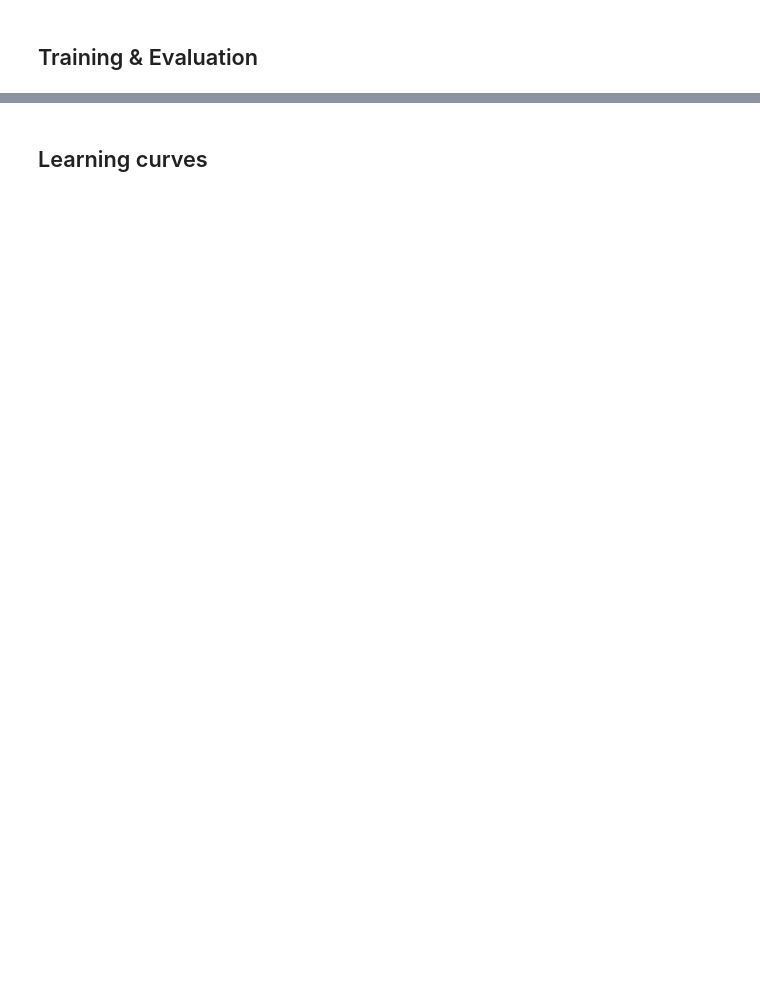
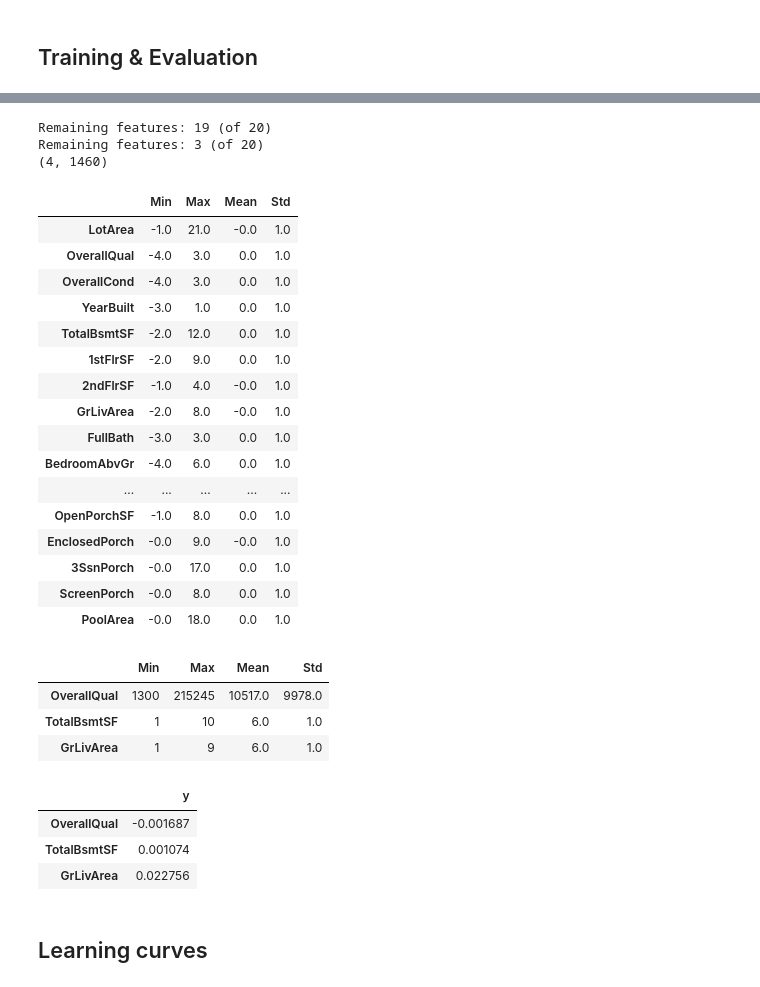
Before and after one commit to mankinskin/ml_projects, a Jupyter notebook: project3/Project3.ipynb, the cells around one changed output, grey strips where cells are left out. Cells and saved outputs as stored; diff of their text form; code cells hidden in the pictures; blank space fills up the shorter version.

```diff
--- a/project3/Project3.ipynb
+++ b/project3/Project3.ipynb
@@ -378,3 +327,51 @@ Remaining features: 19 (of 20)
+# %%
+remaining_features = features[var_filter.get_support()]
+print(f"Remaining features: {len(remaining_features)} (of {len(features)})")
+feature_dict = { name: np.choose(i, var_filtered_data[0].T) for (i, name) in enumerate(remaining_features)}
+feature_info("variance_filtered", feature_dict)
+
+sel = SelectFromModel(RandomForestRegressor(n_estimators=10))
+sel.fit(std_scaled_data[0], std_scaled_data[1].ravel())
+remaining_features = remaining_features[sel.get_support()]
+print(f"Remaining features: {len(remaining_features)} (of {len(features)})")
+feature_dict = { name: np.choose(i, data_raw[0].T) for (i, name) in enumerate(remaining_features)}
+feature_info("random_forest", feature_dict)
+feature_dict["y"] = y.ravel()
+values = np.array(list(feature_dict.values()))
+print(f"{values.shape}")
+df = pd.DataFrame(values.T, columns=feature_dict.keys())
+cor = df.corr()
+cor = cor.drop(columns=list(feature_dict.keys())[:-1], index=list(feature_dict.keys())[-1])
+display(cor)
+# %% [output]
+Remaining features: 19 (of 20)
+Remaining features: 3 (of 20)
+(4, 1460)
+|  | Min | Max | Mean | Std |
+| LotArea | -1.0 | 21.0 | -0.0 | 1.0 |
+| OverallQual | -4.0 | 3.0 | 0.0 | 1.0 |
+| OverallCond | -4.0 | 3.0 | 0.0 | 1.0 |
+| YearBuilt | -3.0 | 1.0 | 0.0 | 1.0 |
+| TotalBsmtSF | -2.0 | 12.0 | 0.0 | 1.0 |
+| 1stFlrSF | -2.0 | 9.0 | 0.0 | 1.0 |
+| 2ndFlrSF | -1.0 | 4.0 | -0.0 | 1.0 |
+| GrLivArea | -2.0 | 8.0 | -0.0 | 1.0 |
+| FullBath | -3.0 | 3.0 | 0.0 | 1.0 |
+| BedroomAbvGr | -4.0 | 6.0 | 0.0 | 1.0 |
+| ... | ... | ... | ... | ... |
+| OpenPorchSF | -1.0 | 8.0 | 0.0 | 1.0 |
+| EnclosedPorch | -0.0 | 9.0 | -0.0 | 1.0 |
+| 3SsnPorch | -0.0 | 17.0 | 0.0 | 1.0 |
+| ScreenPorch | -0.0 | 8.0 | 0.0 | 1.0 |
+| PoolArea | -0.0 | 18.0 | 0.0 | 1.0 |
+|  | Min | Max | Mean | Std |
+| OverallQual | 1300 | 215245 | 10517.0 | 9978.0 |
+| TotalBsmtSF | 1 | 10 | 6.0 | 1.0 |
+| GrLivArea | 1 | 9 | 6.0 | 1.0 |
+|  | y |
+| OverallQual | -0.001687 |
+| TotalBsmtSF | 0.001074 |
+| GrLivArea | 0.022756 |
 # %% [markdown]
 ## Learning curves
 # %%
```
Also changed, not shown: parts of 9 cells of this notebook, 27 other files.
